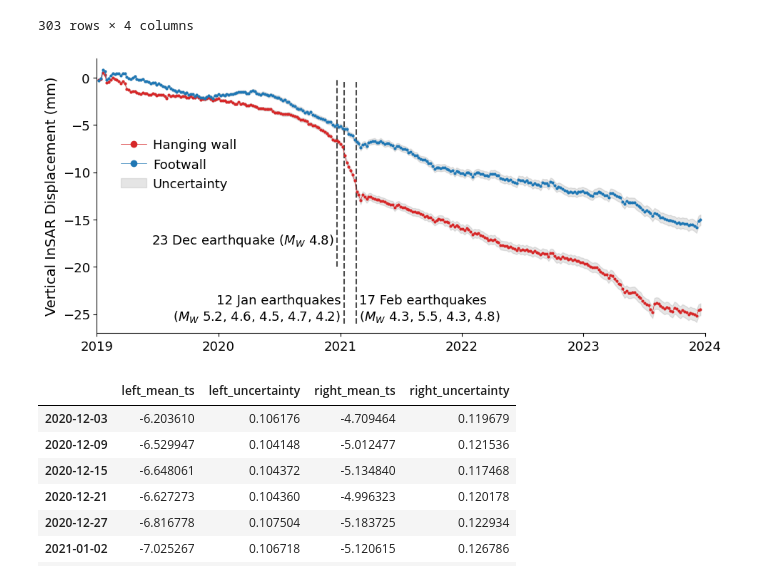
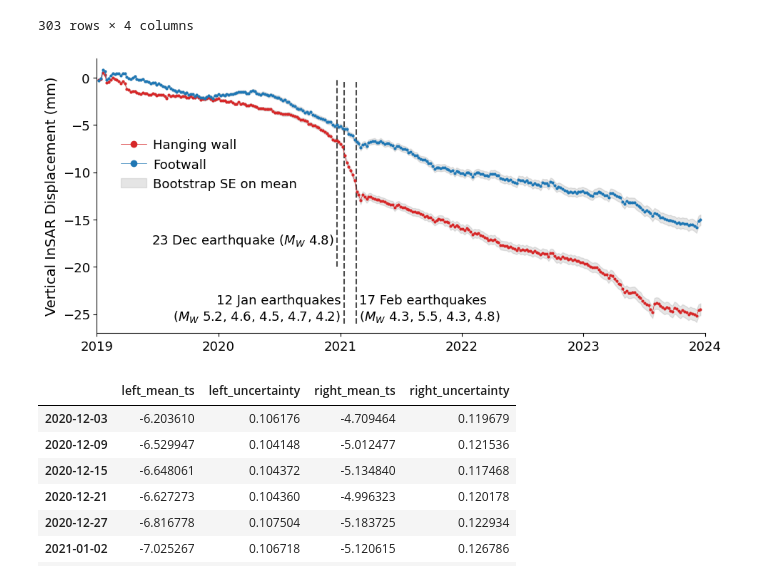
Before and after one commit to gems-val22/egms-fault-motion, a Jupyter notebook: timeseries_figures.ipynb, the cells around one changed output. Cells and saved outputs as stored; diff of their text form; code cells hidden in the pictures.

```diff
--- a/timeseries_figures.ipynb
+++ b/timeseries_figures.ipynb
@@ -30,35 +107,35 @@ ax.vlines(x=datetime.datetime(2020, 12, 23), ymin=-20, ymax=0, color='k', linewi
 ax.vlines(x=datetime.datetime(2021, 1, 12), ymin=-26, ymax=-0.5, color='k', linewidth=1.5, linestyle='--', alpha=0.7)
 ax.vlines(x=datetime.datetime(2021, 2, 17), ymin=-26, ymax=-0.5, color='k', linewidth=1.5, linestyle='--', alpha=0.7)
 
 ax.plot(marathias_ts['left_mean_ts'], '-o', color='tab:red', linewidth=0.5, markersize=2, label='Hanging wall')
 ax.fill_between(marathias_ts.index, marathias_ts['left_mean_ts'] - 1.96 * marathias_ts['left_uncertainty'], \
                 marathias_ts['left_mean_ts'] + 1.96 * marathias_ts['left_uncertainty'], color='grey', alpha=0.2)
 
 ax.plot(marathias_ts['right_mean_ts'], '-o', color='tab:blue', linewidth=0.5, markersize=2, label='Footwall')
 ax.fill_between(marathias_ts.index, marathias_ts['right_mean_ts'] - 1.96 * marathias_ts['right_uncertainty'], \
-                marathias_ts['right_mean_ts'] + 1.96 * marathias_ts['right_uncertainty'], color='grey', alpha=0.2, label = 'Uncertainty')
+                marathias_ts['right_mean_ts'] + 1.96 * marathias_ts['right_uncertainty'], color='grey', alpha=0.2, label = 'Bootstrap SE on mean')
 
 ax.legend(frameon=False, loc='upper left', fontsize=13, bbox_to_anchor=(0.02, 0.75), markerscale=3, handletextpad=0.5, labelspacing=0.5)
 
 ax.set_xlim([datetime.datetime(2019, 1, 1), datetime.datetime(2024, 1, 1)])
 ax.set_ylabel('Vertical InSAR Displacement (mm)', fontsize=14)
 ax.tick_params(axis='both', which='major', labelsize=13)
 ax.set_ylim([-27, 2])
 
 ax.text(datetime.datetime(2020, 12, 23)-datetime.timedelta(days=10), -18, '23 Dec earthquake ($M_W$ 4.8)', \
         fontsize=13, ha='right', va='bottom')
 ax.text(datetime.datetime(2021, 1, 12)-datetime.timedelta(days=10), -26, '12 Jan earthquakes\n($M_W$ 5.2, 4.6, 4.5, 4.7, 4.2)', \
         fontsize=13, ha='right', va='bottom')
 ax.text(datetime.datetime(2021, 2, 17)+datetime.timedelta(days=10), -26, '17 Feb earthquakes\n($M_W$ 4.3, 5.5, 4.3, 4.8)', \
         fontsize=13, ha='left', va='bottom')
 
 
 ax.spines['top'].set_visible(False)
 ax.spines['right'].set_visible(False)
 
 plt.savefig('figures/Marathias_timeseries.png', dpi=300, bbox_inches='tight', transparent=True,  edgecolor='k')
 # %% [output]
-[figure, old version]
+[figure, new version]
 # %%
 marathias_eq_df = marathias_ts.loc[datetime.datetime(2020, 12, 9)-datetime.timedelta(days=6):\
                                    datetime.datetime(2021, 3, 3)+datetime.timedelta(days=6)]
```
Also changed, not shown: parts of 23 cells of this notebook, 4 other files.
